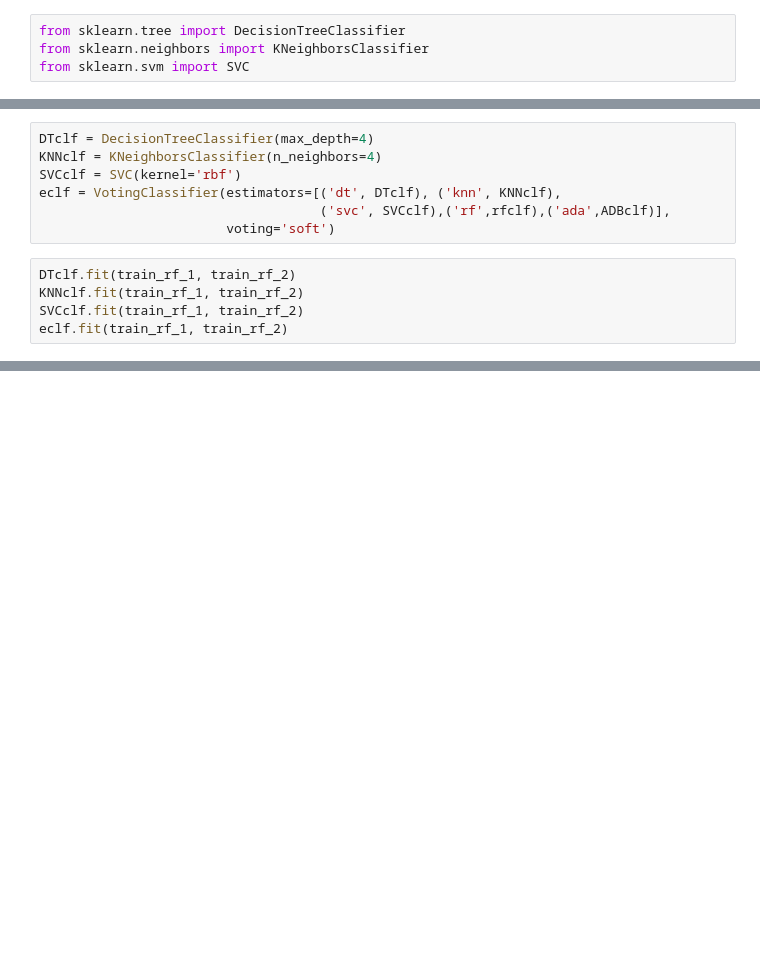
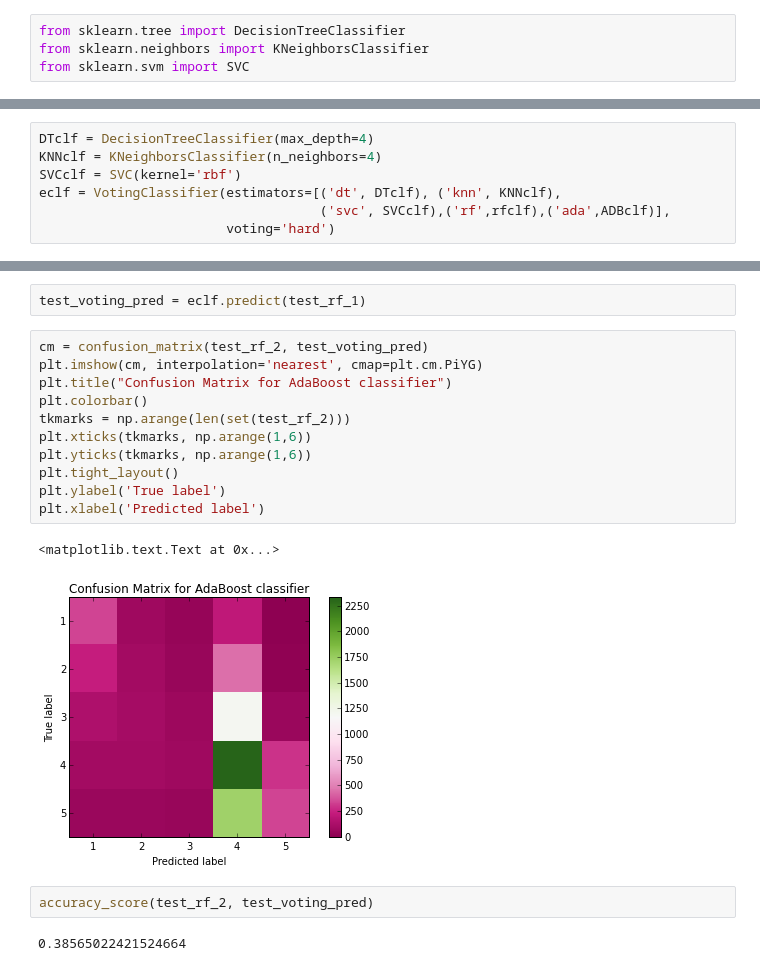
Before and after one commit to rohanfray/IS620-Final, a Jupyter notebook: IS620-Final.ipynb, the cells around one changed output, grey strips where cells are left out. Cells and saved outputs as stored; diff of their text form; blank space fills up the shorter version.

```diff
--- a/IS620-Final.ipynb
+++ b/IS620-Final.ipynb
@@ -238,9 +239,4 @@ KNNclf = KNeighborsClassifier(n_neighbors=4)
 SVCclf = SVC(kernel='rbf')
 eclf = VotingClassifier(estimators=[('dt', DTclf), ('knn', KNNclf),
                                     ('svc', SVCclf),('rf',rfclf),('ada',ADBclf)],
-                        voting='soft')
+                        voting='hard')
-# %%
-DTclf.fit(train_rf_1, train_rf_2)
-KNNclf.fit(train_rf_1, train_rf_2)
-SVCclf.fit(train_rf_1, train_rf_2)
-eclf.fit(train_rf_1, train_rf_2)
@@ -253,0 +252,20 @@ VotingClassifier(estimators=[('dt', DecisionTreeClassifier(class_weight=None, cr
+# %%
+test_voting_pred = eclf.predict(test_rf_1)
+# %%
+cm = confusion_matrix(test_rf_2, test_voting_pred)
+plt.imshow(cm, interpolation='nearest', cmap=plt.cm.PiYG)
+plt.title("Confusion Matrix for AdaBoost classifier")
+plt.colorbar()
+tkmarks = np.arange(len(set(test_rf_2)))
+plt.xticks(tkmarks, np.arange(1,6))
+plt.yticks(tkmarks, np.arange(1,6))
+plt.tight_layout()
+plt.ylabel('True label')
+plt.xlabel('Predicted label')
+# %% [output]
+<matplotlib.text.Text at 0x...>
+[figure, added]
+# %%
+accuracy_score(test_rf_2, test_voting_pred)
+# %% [output]
+0.38565022421524664
```
Also changed, not shown: parts of 9 cells of this notebook.
